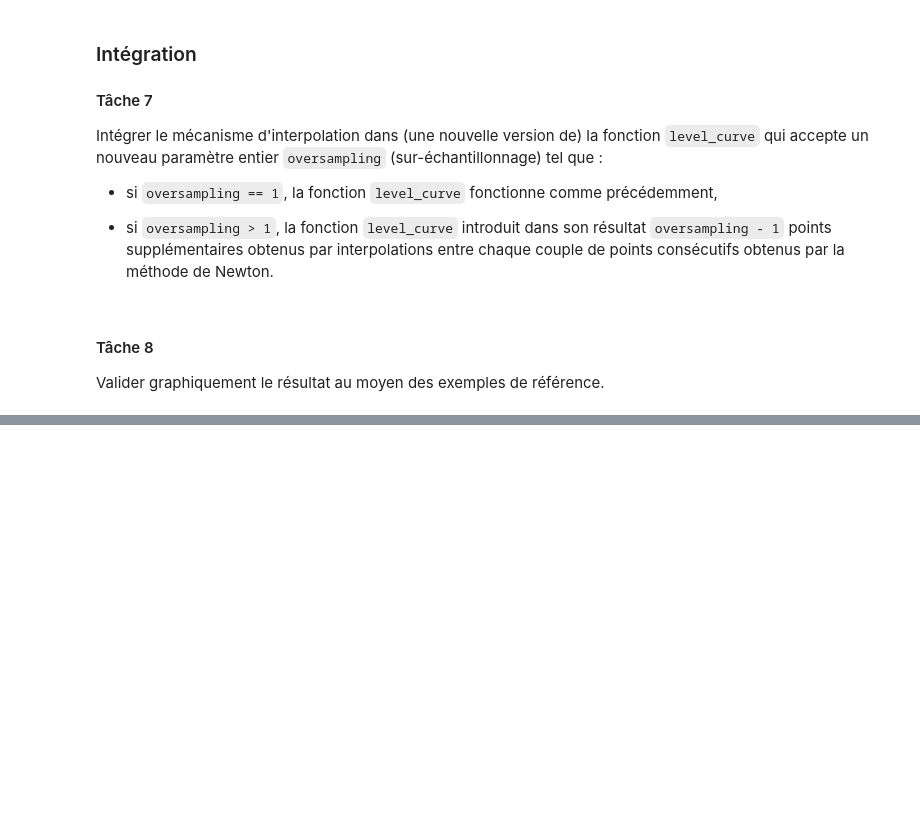
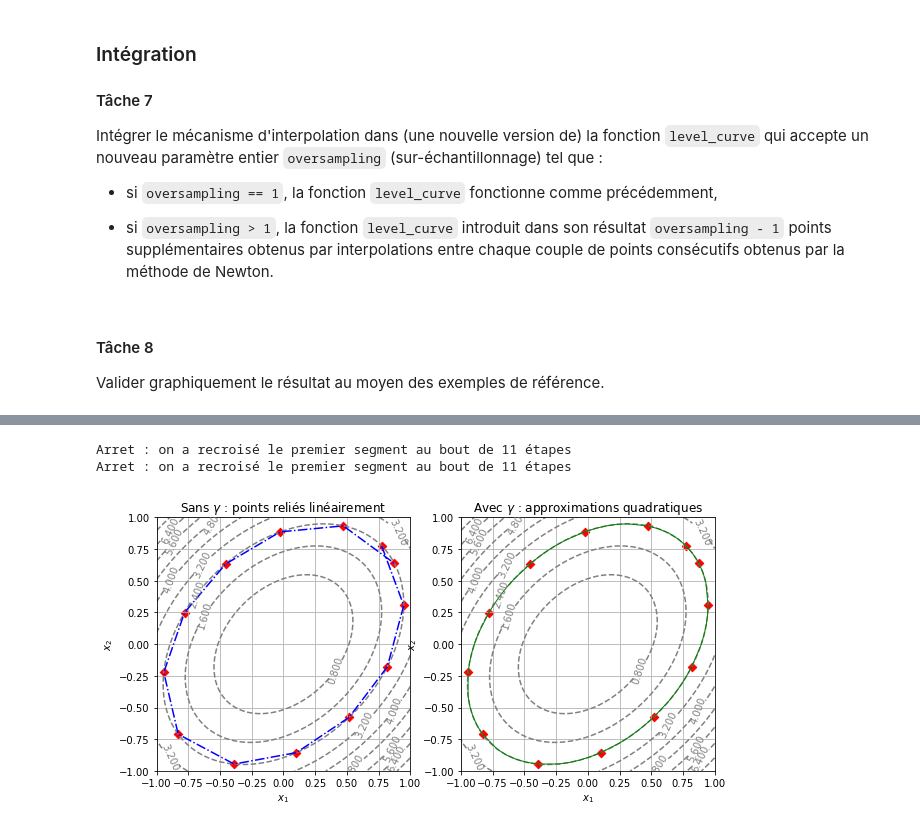
Before and after one commit to remymart/courbes-de-niveau, a Jupyter notebook: Courbes de niveau - Enoncé.ipynb, the cells around one changed output, grey strips where cells are left out. Cells and saved outputs as stored; diff of their text form; code cells hidden in the pictures; blank space fills up the shorter version.

```diff
--- a/Courbes de niveau - Enoncé.ipynb
+++ b/Courbes de niveau - Enoncé.ipynb
@@ -725,17 +702,16 @@ def level_curve_final(f, x0, y0, delta=0.1, N=100, eps=eps, oversampling = 1):
 
       (u11, u12), (u21, u22) = grad_f(x0,y0), grad_f(x,y)
 
-      if gamma_function((x0, y0), (x, y), (u12, -u11), (u22, -u21)) != None:
-         tableau = gamma_vec(t, (x0, y0), (x, y), (u12, -u11), (u22, -u21))
+      tableau = gamma_vec(t, (x0, y0), (x, y), (u12, -u11), (u22, -u21))
 
-         for rang in range(0,oversampling-1): # on ajoute les points de la fonction gamma
-            courbe[0][marqueur + rang] = tableau[0][rang]
-            courbe[1][marqueur + rang] = tableau[1][rang]
-         marqueur += oversampling - 1
+      for rang in range(0,oversampling-1): # on ajoute les points de la fonction gamma
+         courbe[0][marqueur + rang] = tableau[0][rang]
+         courbe[1][marqueur + rang] = tableau[1][rang]
+      marqueur += oversampling - 1
 
-      if se_croisent(courbe[0][0],courbe[0][1],courbe[1][0],courbe[1][1],x,y,courbe[0][marqueur - oversampling + 1],courbe[1][marqueur - oversampling + 1]):
-          print(f"Arret : on a recroisé le premier segment au bout de {i} étapes")
-          return courbe[:,:marqueur]
+      if se_croisent(courbe[0][0],courbe[0][oversampling],courbe[1][0],courbe[1][oversampling],x,y,courbe[0][marqueur - oversampling + 1],courbe[1][marqueur - oversampling + 1]):
+         print(f"Arret : on a recroisé le premier segment au bout de {i} étapes")
+         return courbe[:,:marqueur]
       x0,y0=x,y
    return courbe[:,:marqueur]
 # %% [markdown]
@@ -800,0 +721,49 @@ Arret : on a recroisé le premier segment au bout de 12 étapes
+# %%
+def display_contour2(f, x, y, levels):
+    """fonction display_contour modifiée pour pouvoir faire des subplots"""
+    X, Y = np.meshgrid(x, y)
+    Z = f(X, Y)
+    contour_set = plt.contour(
+        X, Y, Z, colors="grey", linestyles="dashed",
+        levels=levels
+    )
+    ax.clabel(contour_set)
+    plt.grid(True)
+    plt.xlabel("$x_1$")
+    plt.ylabel("$x_2$")
+    plt.gca().set_aspect("equal")
+
+plt.figure()
+plt.subplot(1,2,1)
+plt.title("Sans $\gamma$ : points reliés linéairement")
+
+display_contour2(
+f1,
+x=np.linspace(-1.0, 1.0, 100),
+y=np.linspace(-1.0, 1.0, 100),
+levels=10 # 10 levels, automatically selected
+)
+courbe_bis = level_curve(f1,0.7745,0.7745, N=15, delta=5*10**-1)
+plt.plot(courbe_bis[0,:], courbe_bis[1,:],'b-.')
+plt.scatter(courbe_bis[0,:], courbe_bis[1,:],marker='D',color='r')
+
+plt.subplot(1,2,2)
+plt.title("Avec $\gamma$ : approximations quadratiques")
+
+display_contour2(
+f1,
+x=np.linspace(-1.0, 1.0, 100),
+y=np.linspace(-1.0, 1.0, 100),
+levels=10 # 10 levels, automatically selected
+)
+courbe = level_curve_final(f1,0.7745,0.7745,delta=5*10**-1,N=15, oversampling = 6)
+abscisses = courbe[0,:]
+ordonnees = courbe[1,:]
+plt.plot(abscisses,ordonnees,'g',linewidth=1)
+plt.scatter(courbe_bis[0,:], courbe_bis[1,:],marker="D",color="r")
+
+plt.show()
+# %% [output]
+Arret : on a recroisé le premier segment au bout de 11 étapes
+Arret : on a recroisé le premier segment au bout de 11 étapes
+[figure, added]
```
Also changed, not shown: parts of 14 cells of this notebook.
